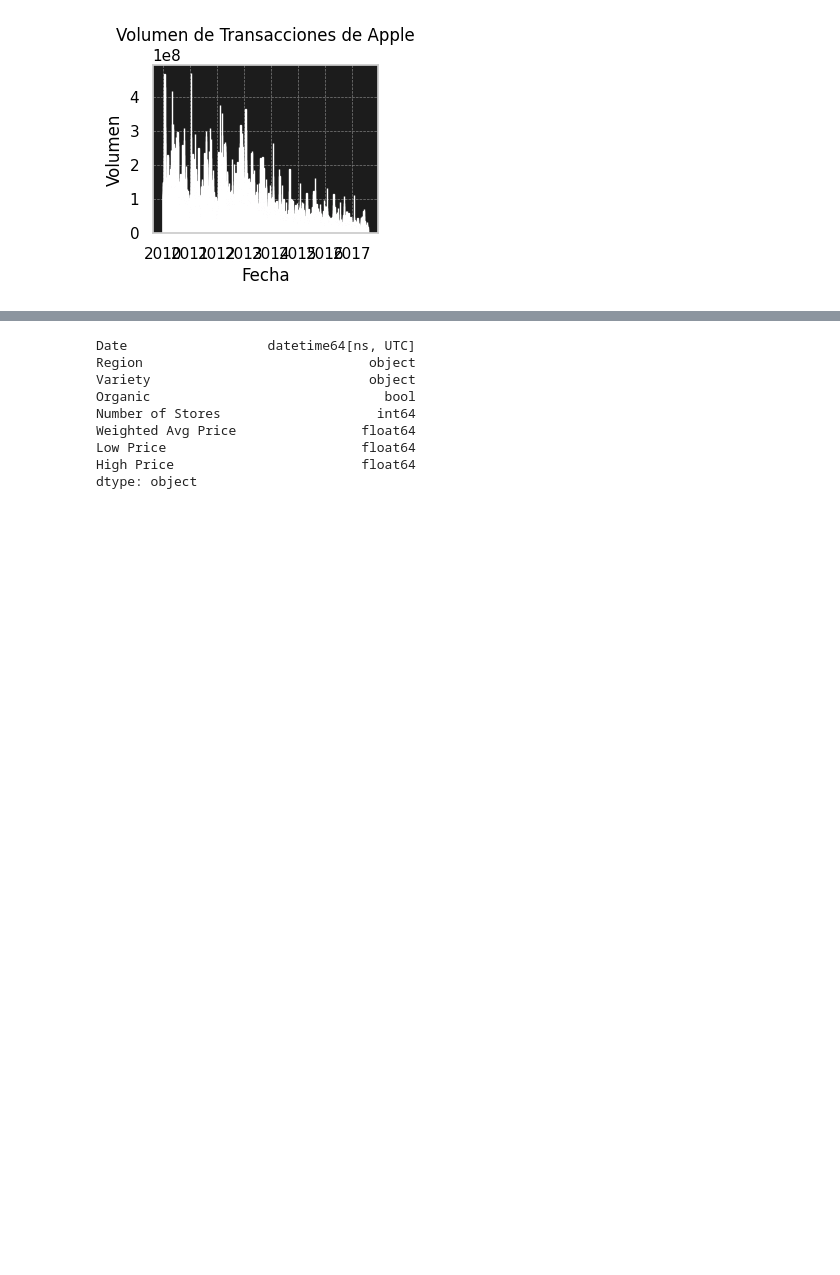
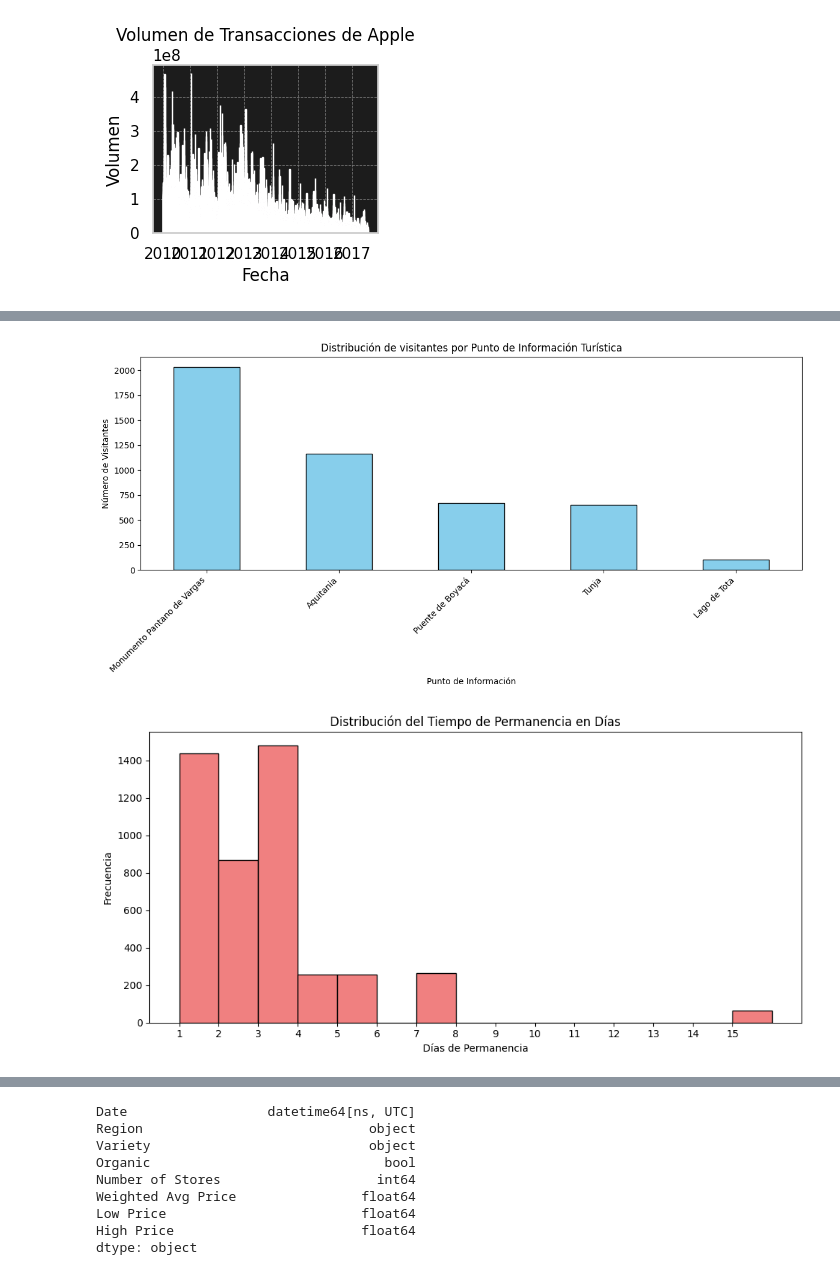
Before and after one commit to c2camacho/MetNumUN2024II, a Jupyter notebook: cacamacho_Lab2.ipynb, the cells around one changed output, grey strips where cells are left out. Drawn from its saved outputs; the diff is of its cells as text; code cells hidden in the pictures; blank space fills up the shorter version.

```diff
--- a/cacamacho_Lab2.ipynb
+++ b/cacamacho_Lab2.ipynb
@@ -2010,0 +1999,12 @@ Implicación: Los promedios móviles son herramientas útiles para los inversion
+# %%
+from io import BytesIO
+import os
+from urllib.parse import urlencode
+
+import pandas as pd
+import matplotlib.pyplot as plt
+import seaborn as sns
+
+data = pd.read_csv('Datos_de_las_Visitas_a_los_Puntos_de_Informaci_n_Tur_stica__PITS__en_Boyac__20241118.csv')
+
+data
@@ -2010,0 +2025,47 @@ Implicación: Los promedios móviles son herramientas útiles para los inversion
+# %%
+
+# 1. Distribución de visitantes por punto de información
+visitas_por_punto = data["PUNTO DE INFORMACIÓN"].value_counts()
+plt.figure(figsize=(12, 6))
+visitas_por_punto.plot(kind='bar', color='skyblue', edgecolor='black')
+plt.title("Distribución de visitantes por Punto de Información Turística")
+plt.xlabel("Punto de Información")
+plt.ylabel("Número de Visitantes")
+plt.xticks(rotation=45, ha='right')
+plt.tight_layout()
+plt.show()
+
+# 2. Análisis del tiempo de permanencia
+# Convertir 'TIEMPO DE PERMANENCIA EN DIAS' a numérico
+data['TIEMPO DE PERMANENCIA EN DIAS'] = pd.to_numeric(data['TIEMPO DE PERMANENCIA EN DIAS'], errors='coerce')
+tiempo_permanencia = data['TIEMPO DE PERMANENCIA EN DIAS'].dropna()
+
+plt.figure(figsize=(10, 5))
+plt.hist(tiempo_permanencia, bins=range(1, int(tiempo_permanencia.max()) + 2), color='lightcoral', edgecolor='black')
+plt.title("Distribución del Tiempo de Permanencia en Días")
+plt.xlabel("Días de Permanencia")
+plt.ylabel("Frecuencia")
+plt.xticks(range(1, int(tiempo_permanencia.max()) + 1))
+plt.tight_layout()
+plt.show()
+
+# 3. Análisis del presupuesto estimado
+# Simplificar el presupuesto estimado categorizándolo
+presupuesto_categorias = {
+    'Entre $ 0 a $ 300.000 COP.': '0-300k',
+    'Entre $ 300.000 a $ 600.000 COP.': '300k-600k',
+    'Entre $ 600.000 a $ 1.000.000 COP.': '600k-1M',
+    'Más de $ 1.000.000 COP.': '>1M'
+}
+data['PRESUPUESTO SIMPLIFICADO'] = data['PRESUPUESTO'].map(presupuesto_categorias)
+presupuesto_conteo = data['PRESUPUESTO SIMPLIFICADO'].value_counts()
+
+plt.figure(figsize=(10, 5))
+presupuesto_conteo.plot(kind='pie', autopct='%1.1f%%', colors=['lightblue', 'lightgreen', 'lightcoral', 'gold'])
+plt.title("Distribución del Presupuesto Estimado")
+plt.ylabel("")  # Ocultar etiqueta del eje Y
+plt.tight_layout()
+plt.show()
+# %% [output]
+[figure, added]
+[figure, added]
```
Also changed, not shown: parts of 4 cells of this notebook.
